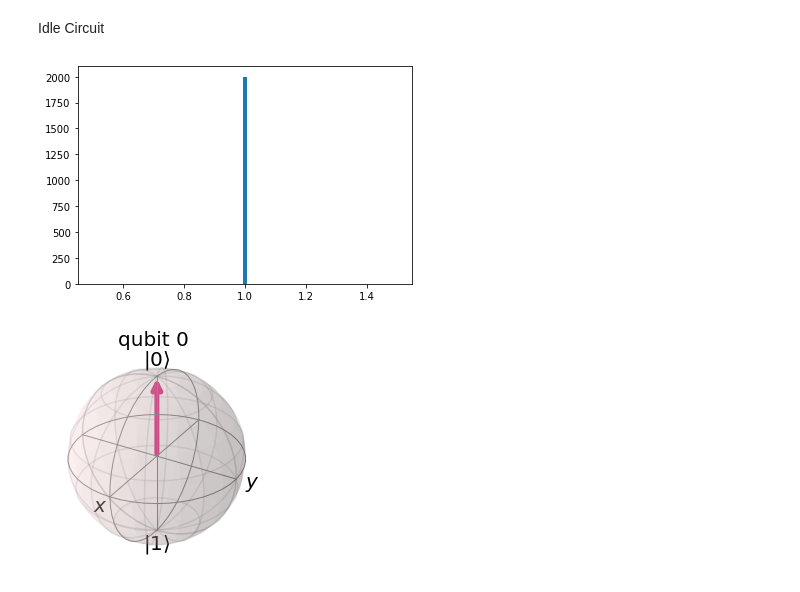
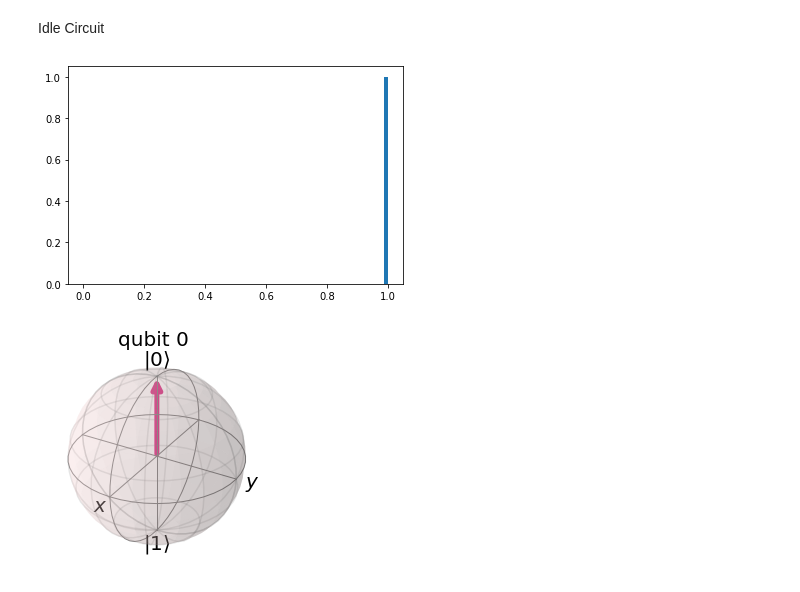
Before and after one commit to bagmk/Quantum_Machine_Learning_Express, a Jupyter notebook: Expressibility and entangling capability of parameterized quantum circuits/Untitled.ipynb, the cells around one changed output. Drawn from its saved outputs; the diff is of its cells as text; code cells hidden in the pictures.

```diff
--- a/Expressibility and entangling capability of parameterized quantum circuits/Untitled.ipynb
+++ b/Expressibility and entangling capability of parameterized quantum circuits/Untitled.ipynb
@@ -42,10 +42,12 @@ for x in range(nshot):
     else:
         ratio=0
     fedelity.append(ratio)
-plt.hist(fedelity, bins=75)
-plt.show()
-# %% [output]
-[figure, removed]
+# %%
+weights = np.ones_like(fedelity)/float(len(fedelity))
+plt.hist(fedelity, bins=75, weights=weights, range=[0, 1])
+plt.show()
+# %% [output]
+[figure, added]
 # %%
 svsim = Aer.get_backend('statevector_simulator')
 qobj = assemble(qc)
```
Also changed, not shown: parts of 7 cells of this notebook.
